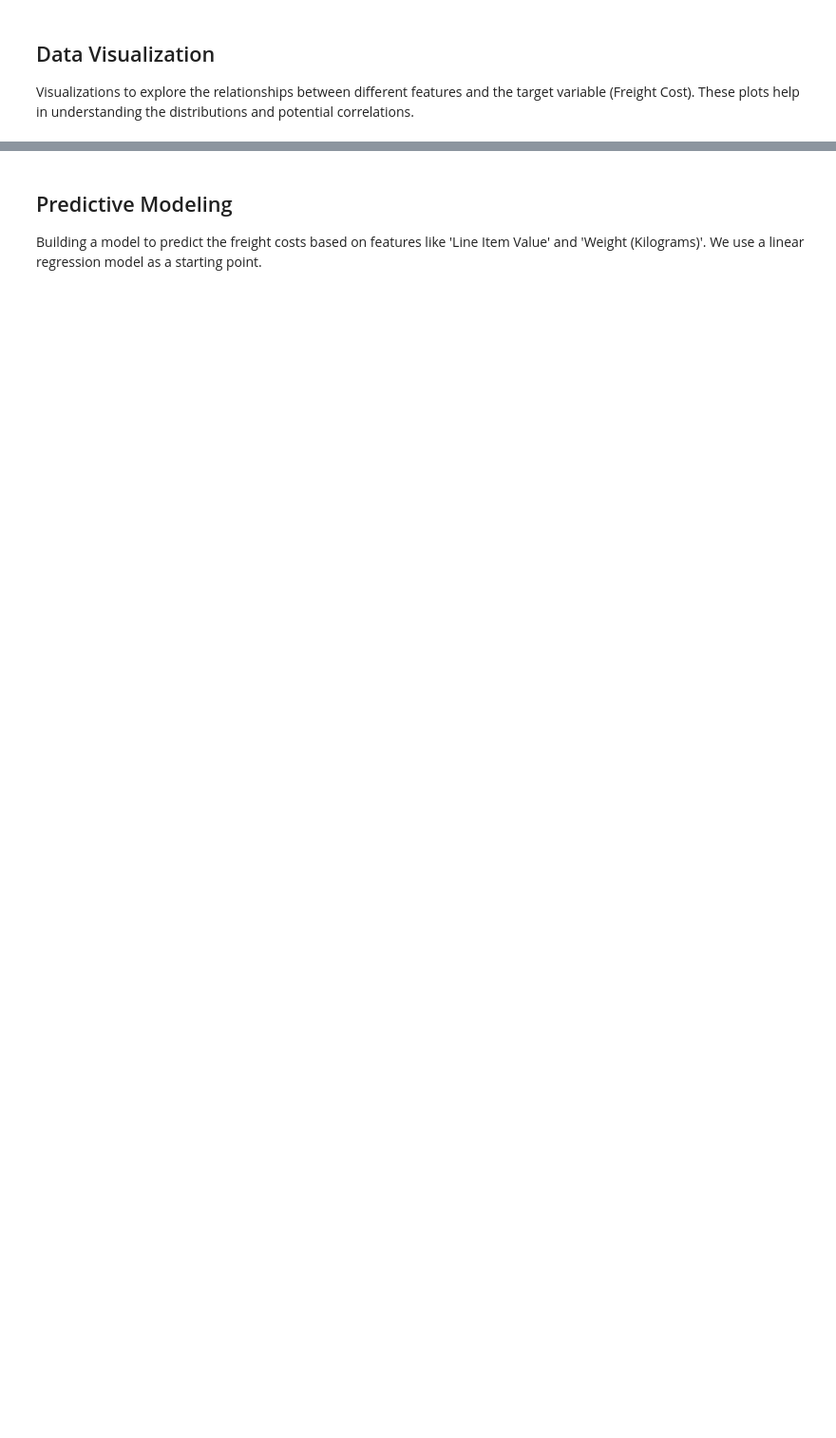
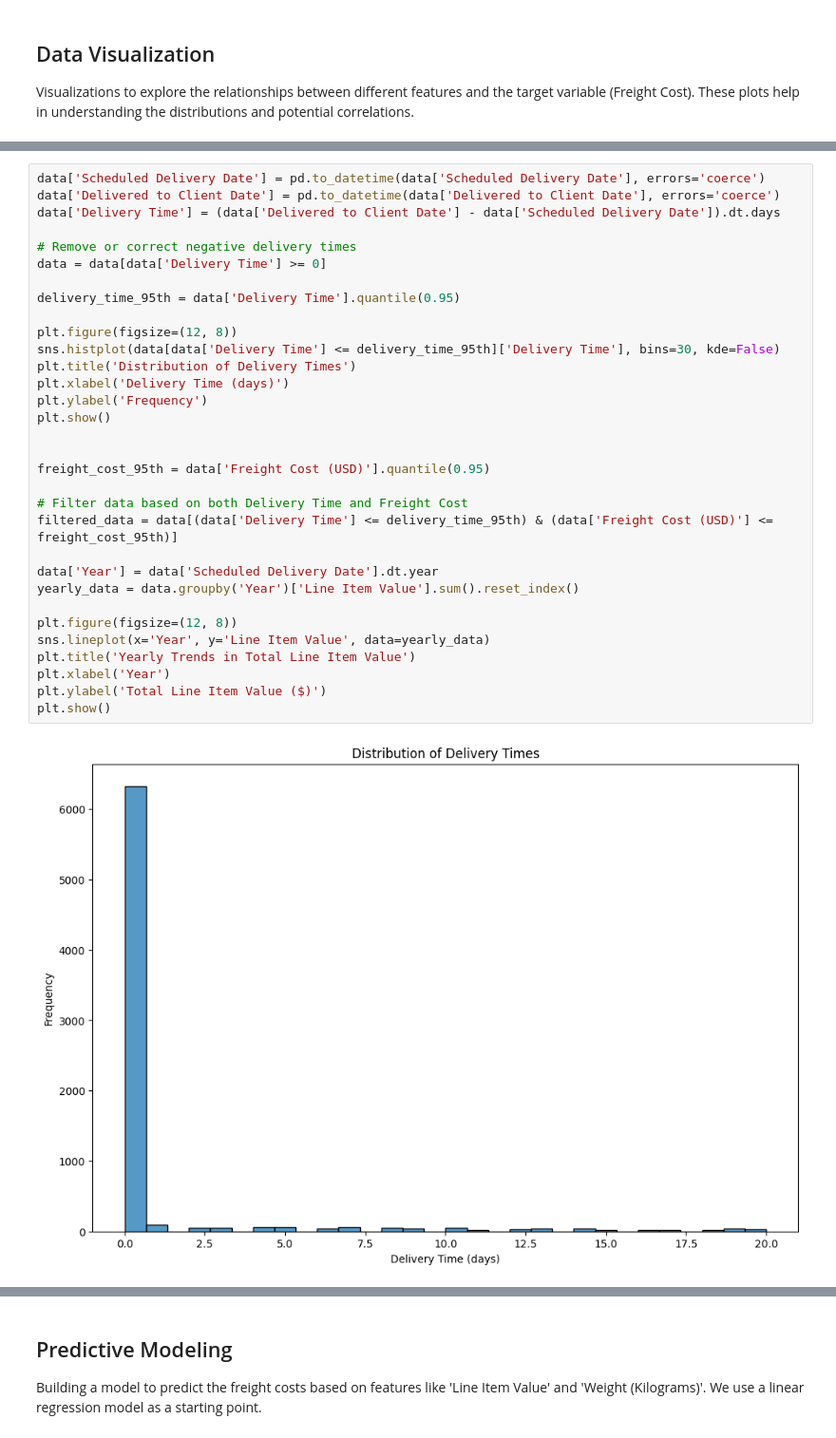
Before and after one commit to tuckwatson/supply-chain-freight-cost-analysis, a Jupyter notebook: modeling.ipynb, the cells around one changed output, grey strips where cells are left out. Shown: that part at 95% size. Drawn from its saved outputs; the diff is of its cells as text; blank space fills up the shorter version.

```diff
--- a/modeling.ipynb
+++ b/modeling.ipynb
@@ -66,0 +104,34 @@ plt.show()
+# %%
+data['Scheduled Delivery Date'] = pd.to_datetime(data['Scheduled Delivery Date'], errors='coerce')
+data['Delivered to Client Date'] = pd.to_datetime(data['Delivered to Client Date'], errors='coerce')
+data['Delivery Time'] = (data['Delivered to Client Date'] - data['Scheduled Delivery Date']).dt.days
+
+# Remove or correct negative delivery times
+data = data[data['Delivery Time'] >= 0]
+
+delivery_time_95th = data['Delivery Time'].quantile(0.95)
+
+plt.figure(figsize=(12, 8))
+sns.histplot(data[data['Delivery Time'] <= delivery_time_95th]['Delivery Time'], bins=30, kde=False)
+plt.title('Distribution of Delivery Times')
+plt.xlabel('Delivery Time (days)')
+plt.ylabel('Frequency')
+plt.show()
+
+
+freight_cost_95th = data['Freight Cost (USD)'].quantile(0.95)
+
+# Filter data based on both Delivery Time and Freight Cost
+filtered_data = data[(data['Delivery Time'] <= delivery_time_95th) & (data['Freight Cost (USD)'] <= freight_cost_95th)]
+
+data['Year'] = data['Scheduled Delivery Date'].dt.year
+yearly_data = data.groupby('Year')['Line Item Value'].sum().reset_index()
+
+plt.figure(figsize=(12, 8))
+sns.lineplot(x='Year', y='Line Item Value', data=yearly_data)
+plt.title('Yearly Trends in Total Line Item Value')
+plt.xlabel('Year')
+plt.ylabel('Total Line Item Value ($)')
+plt.show()
+# %% [output]
+[figure, added]
```
Also changed, not shown: parts of 8 cells of this notebook.
